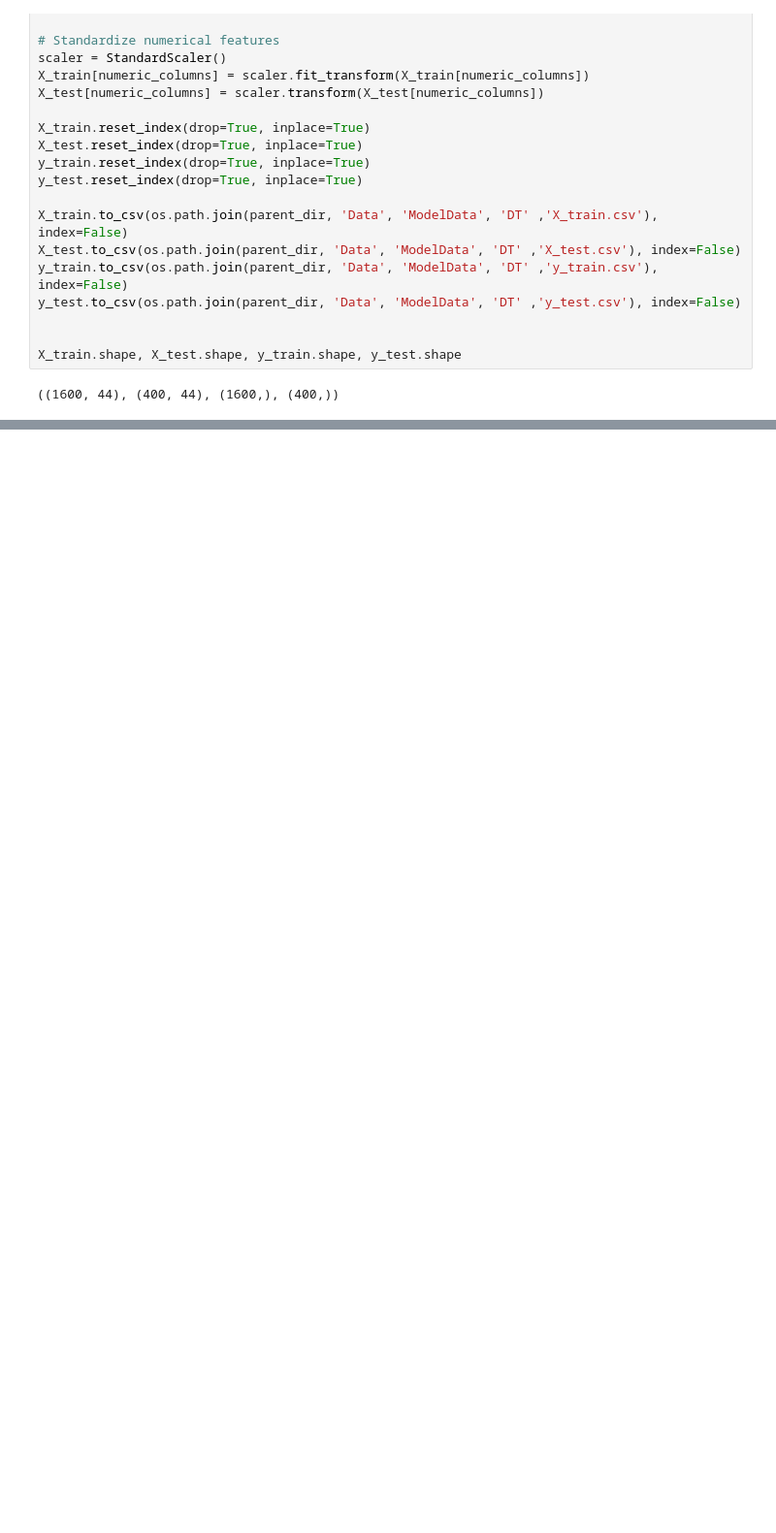
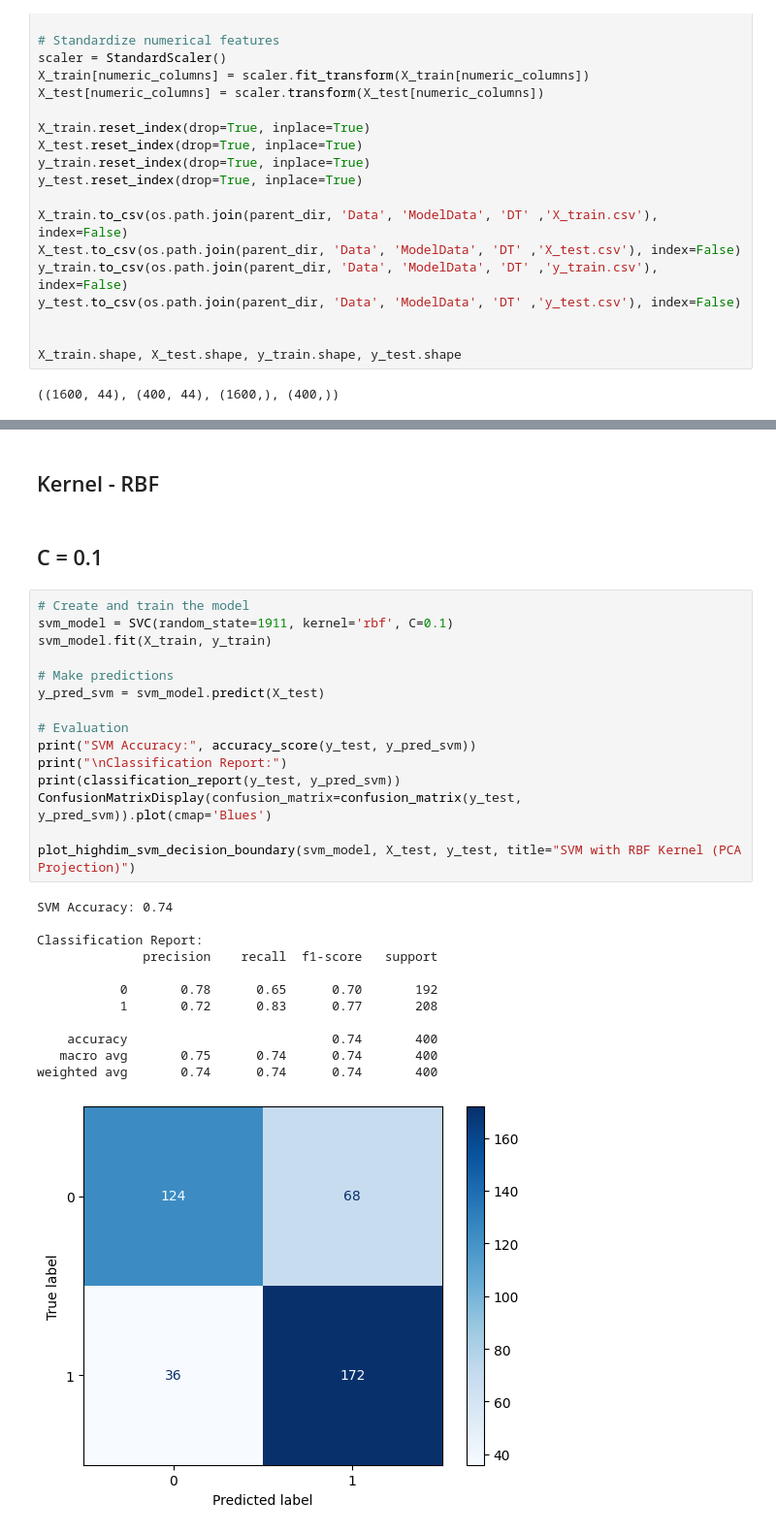
Before and after one commit to prnv19/FootballAnalytics, a Jupyter notebook: Classification/SVC.ipynb, the cells around one changed output, grey strips where cells are left out. Shown at 97% size. Drawn from its saved outputs; the diff is of its cells as text; blank space fills up the shorter version.

```diff
--- a/Classification/SVC.ipynb
+++ b/Classification/SVC.ipynb
@@ -116,0 +229,32 @@ weighted avg       0.78      0.78      0.78       400
+# %% [markdown]
+## Kernel - RBF
+# %% [markdown]
+## C = 0.1
+# %%
+# Create and train the model
+svm_model = SVC(random_state=1911, kernel='rbf', C=0.1)
+svm_model.fit(X_train, y_train)
+
+# Make predictions
+y_pred_svm = svm_model.predict(X_test)
+
+# Evaluation
+print("SVM Accuracy:", accuracy_score(y_test, y_pred_svm))
+print("\nClassification Report:")
+print(classification_report(y_test, y_pred_svm))
+ConfusionMatrixDisplay(confusion_matrix=confusion_matrix(y_test, y_pred_svm)).plot(cmap='Blues')
+
+plot_highdim_svm_decision_boundary(svm_model, X_test, y_test, title="SVM with RBF Kernel (PCA Projection)")
+# %% [output]
+SVM Accuracy: 0.74
+
+Classification Report:
+              precision    recall  f1-score   support
+
+           0       0.78      0.65      0.70       192
+           1       0.72      0.83      0.77       208
+
+    accuracy                           0.74       400
+   macro avg       0.75      0.74      0.74       400
+weighted avg       0.74      0.74      0.74       400
+[figure, added]
```
Also changed, not shown: parts of 21 cells of this notebook.
